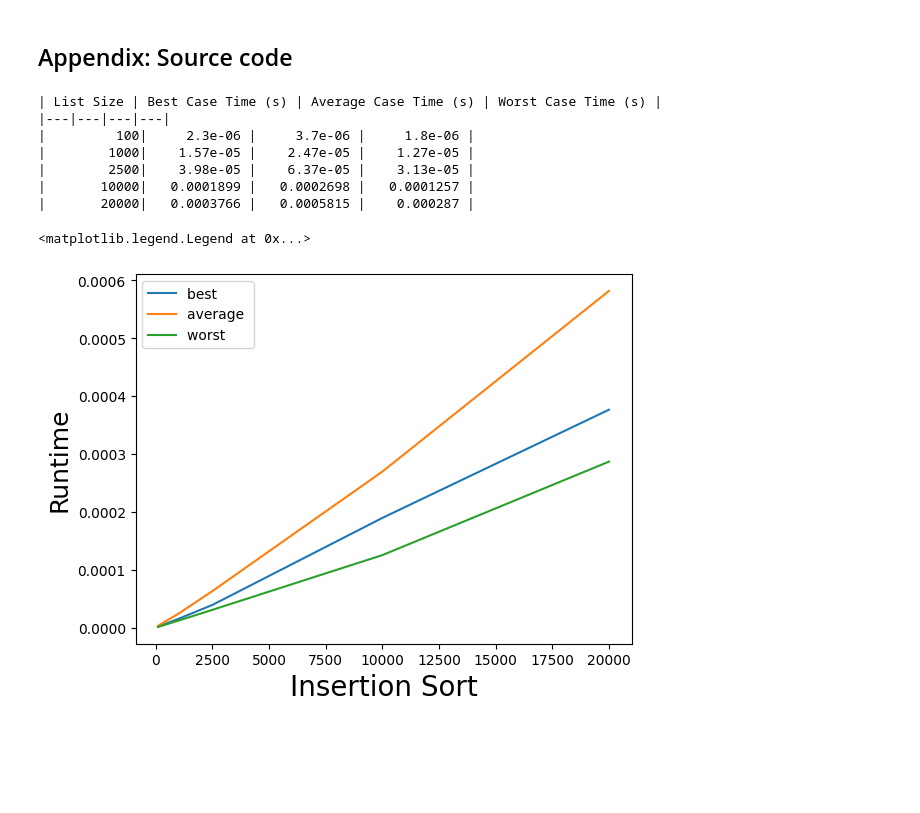
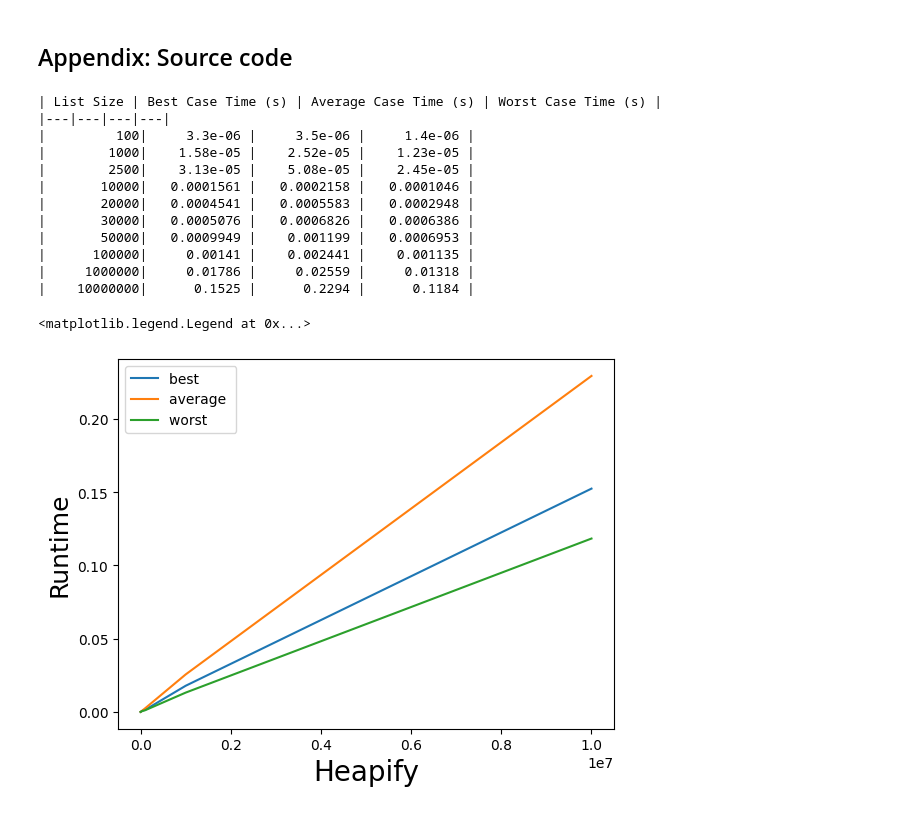
Before and after one commit to xiugaze/csc3310-program-4, a Jupyter notebook: heapq.ipynb, the cells around one changed output. Drawn from its saved outputs; the diff is of its cells as text; code cells hidden in the pictures; blank space fills up the shorter version.

Commit message:
image

```diff
--- a/heapq.ipynb
+++ b/heapq.ipynb
@@ -81,36 +91,41 @@ list_sizes = [100, 1000, 2500, 10000, 20000, 30000, 50000, 100000, 1000000, 1000
 # %%
 best_times = []
 avg_times = []
 worst_times = []
 for length in list_sizes:
     best = generate_list(Ordering.Sorted, length)
     heapq.heapify(best)
-
     avg = generate_list(Ordering.Unsorted, length)
     worst = generate_list(Ordering.RevSorted, length)
+
     best_times.append(benchmark(heapq.heapify, best))
     avg_times.append(benchmark(heapq.heapify, avg))
     worst_times.append(benchmark(heapq.heapify, worst))
 
 print("| List Size | Best Case Time (s) | Average Case Time (s) | Worst Case Time (s) | ")
 print("|---|---|---|---|")
 for i in range(0, len(best_times)):
     print(f'|{list_sizes[i]:>12}|{best_times[i]:>12.4} |{avg_times[i]:>12.4} |{worst_times[i]:>12.4} |')
 
 plt.plot(list_sizes, best_times, label="best ")
 plt.plot(list_sizes, avg_times, label="average ")
 plt.plot(list_sizes, worst_times, label="worst ")
 plt.xlabel("List Size", fontsize=18)
 plt.ylabel("Runtime", fontsize=18)
-plt.xlabel("Insertion Sort", fontsize=20)
+plt.xlabel("Heapify", fontsize=20)
 plt.legend()
 # %% [output]
 | List Size | Best Case Time (s) | Average Case Time (s) | Worst Case Time (s) |
 |---|---|---|---|
-|         100|     2.3e-06 |     3.7e-06 |     1.8e-06 |
-|        1000|    1.57e-05 |    2.47e-05 |    1.27e-05 |
-|        2500|    3.98e-05 |    6.37e-05 |    3.13e-05 |
-|       10000|   0.0001899 |   0.0002698 |   0.0001257 |
-|       20000|   0.0003766 |   0.0005815 |    0.000287 |
+|         100|     3.3e-06 |     3.5e-06 |     1.4e-06 |
+|        1000|    1.58e-05 |    2.52e-05 |    1.23e-05 |
+|        2500|    3.13e-05 |    5.08e-05 |    2.45e-05 |
+|       10000|   0.0001561 |   0.0002158 |   0.0001046 |
+|       20000|   0.0004541 |   0.0005583 |   0.0002948 |
+|       30000|   0.0005076 |   0.0006826 |   0.0006386 |
+|       50000|   0.0009949 |    0.001199 |   0.0006953 |
+|      100000|     0.00141 |    0.002441 |    0.001135 |
+|     1000000|     0.01786 |     0.02559 |     0.01318 |
+|    10000000|      0.1525 |      0.2294 |      0.1184 |
 <matplotlib.legend.Legend at 0x...>
-[figure, old version]
+[figure, new version]
```
Also changed, not shown: parts of 1 cell of this notebook.
